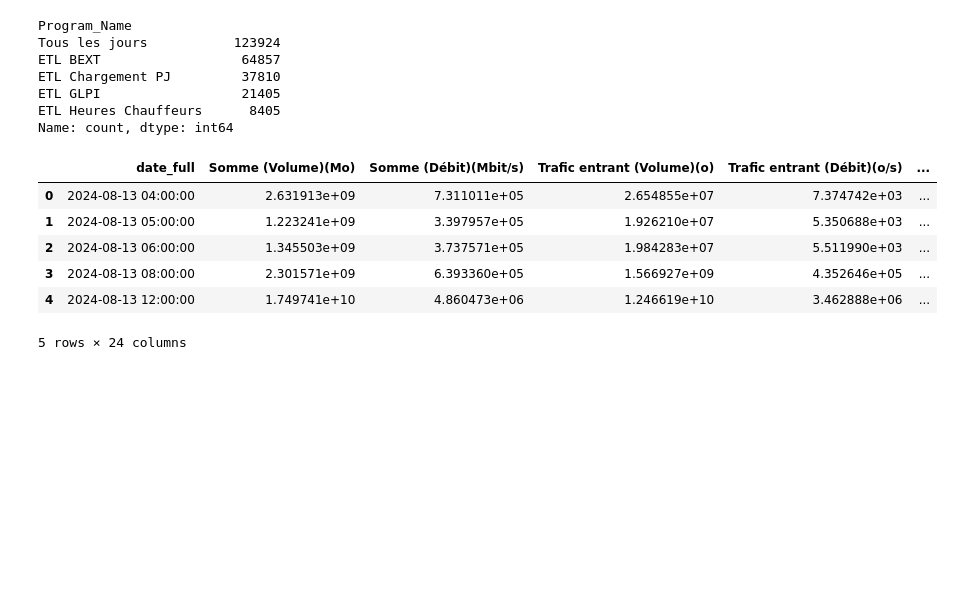
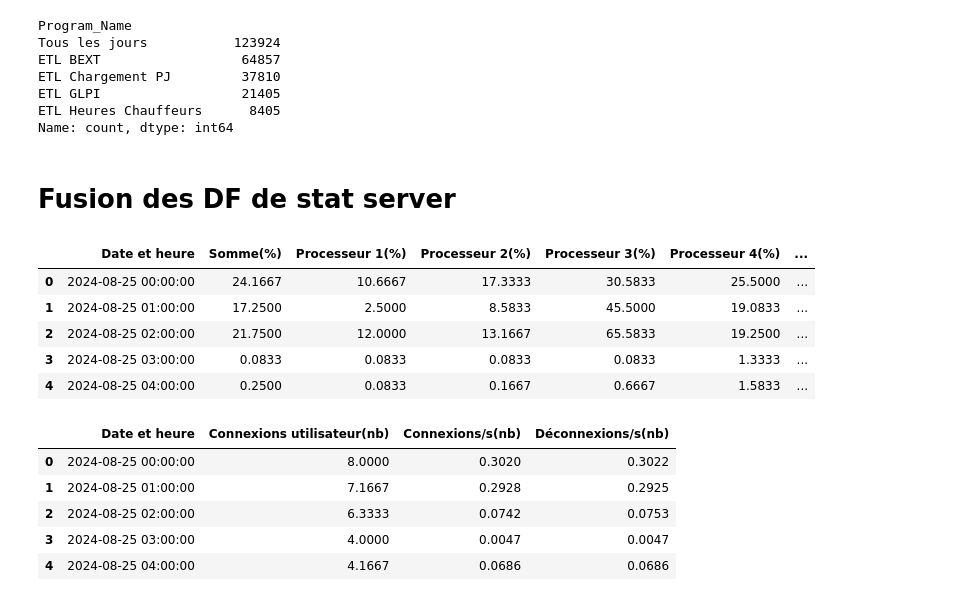
Before and after one commit to AntoineValette/projet_industriel, a Jupyter notebook: notebook/fusion_log-logerror.ipynb, the cells around one changed output. Drawn from its saved outputs; the diff is of its cells as text; code cells hidden in the pictures; blank space fills up the shorter version.

Commit message:
Finalisation du notebook de fusion des logs etl et serveur.

```diff
--- a/notebook/fusion_log-logerror.ipynb
+++ b/notebook/fusion_log-logerror.ipynb
@@ -198,6 +234,8 @@ ETL Chargement PJ         37810
 ETL GLPI                  21405
 ETL Heures Chauffeurs      8405
 Name: count, dtype: int64
+# %% [markdown]
+# Fusion des DF de stat server
 # %%
 df_reseau = pd.read_csv('~/OneDrive - CentraleSupelec/Smart ETL - DOR/data/logServer/filtered/myreprot_reseau_filtered.csv')
 df_sql_statistic = pd.read_csv('~/OneDrive - CentraleSupelec/Smart ETL - DOR/data/logServer/filtered/myreport_sql_statistic_filtered.csv')
@@ -209,5 +247,14 @@ df_swap = pd.read_csv('~/OneDrive - CentraleSupelec/Smart ETL - DOR/data/logServ
 df_sql_management_storage = pd.read_csv('~/OneDrive - CentraleSupelec/Smart ETL - DOR/data/logServer/filtered/myreport_sql_gestionairedememoire_filtered.csv')
 df_ram = pd.read_csv('~/OneDrive - CentraleSupelec/Smart ETL - DOR/data/logServer/filtered/myreport_ram_filtered.csv')
 df_cpu = pd.read_csv('~/OneDrive - CentraleSupelec/Smart ETL - DOR/data/logServer/filtered/myreport_cpu_filtered.csv')
+# %%
+df_cpu.head()
+# %% [output]
+|  | Date et heure | Somme(%) | Processeur 1(%) | Processeur 2(%) | Processeur 3(%) | Processeur 4(%) | ... |
+| 0 | 2024-08-25 00:00:00 | 24.1667 | 10.6667 | 17.3333 | 30.5833 | 25.5000 | ... |
+| 1 | 2024-08-25 01:00:00 | 17.2500 | 2.5000 | 8.5833 | 45.5000 | 19.0833 | ... |
+| 2 | 2024-08-25 02:00:00 | 21.7500 | 12.0000 | 13.1667 | 65.5833 | 19.2500 | ... |
+| 3 | 2024-08-25 03:00:00 | 0.0833 | 0.0833 | 0.0833 | 0.0833 | 1.3333 | ... |
+| 4 | 2024-08-25 04:00:00 | 0.2500 | 0.0833 | 0.1667 | 0.6667 | 1.5833 | ... |
 # %%
 dfs = [df_reseau, df_sql_statistic, df_sql_lock, df_sql_general, df_ping, df_storage, df_swap, df_sql_management_storage, df_ram, df_cpu]
@@ -216,15 +261,12 @@ dfs = [df.drop(columns=['Date et heure(RAW)', 'heure', 'date']) for df in dfs]
-# %%
-df_reseau, df_sql_statistic, df_sql_lock, df_sql_general, df_ping, df_storage, df_swap, df_sql_management_storage, df_ram, df_cpu = dfs
 # %%
-df_reseau.head()
+df_sql_general.head()
 # %% [output]
-|  | date_full | Somme (Volume)(Mo) | Somme (Débit)(Mbit/s) | Trafic entrant (Volume)(o) | Trafic entrant (Débit)(o/s) | ... |
-| 0 | 2024-08-13 04:00:00 | 2.631913e+09 | 7.311011e+05 | 2.654855e+07 | 7.374742e+03 | ... |
-| 1 | 2024-08-13 05:00:00 | 1.223241e+09 | 3.397957e+05 | 1.926210e+07 | 5.350688e+03 | ... |
-| 2 | 2024-08-13 06:00:00 | 1.345503e+09 | 3.737571e+05 | 1.984283e+07 | 5.511990e+03 | ... |
-| 3 | 2024-08-13 08:00:00 | 2.301571e+09 | 6.393360e+05 | 1.566927e+09 | 4.352646e+05 | ... |
-| 4 | 2024-08-13 12:00:00 | 1.749741e+10 | 4.860473e+06 | 1.246619e+10 | 3.462888e+06 | ... |
+|  | Date et heure | Connexions utilisateur(nb) | Connexions/s(nb) | Déconnexions/s(nb) |
+| 0 | 2024-08-25 00:00:00 | 8.0000 | 0.3020 | 0.3022 |
+| 1 | 2024-08-25 01:00:00 | 7.1667 | 0.2928 | 0.2925 |
+| 2 | 2024-08-25 02:00:00 | 6.3333 | 0.0742 | 0.0753 |
+| 3 | 2024-08-25 03:00:00 | 4.0000 | 0.0047 | 0.0047 |
+| 4 | 2024-08-25 04:00:00 | 4.1667 | 0.0686 | 0.0686 |
-5 rows × 24 columns
 # %%
 from functools import reduce
 
```
Also changed, not shown: parts of 35 cells of this notebook.
